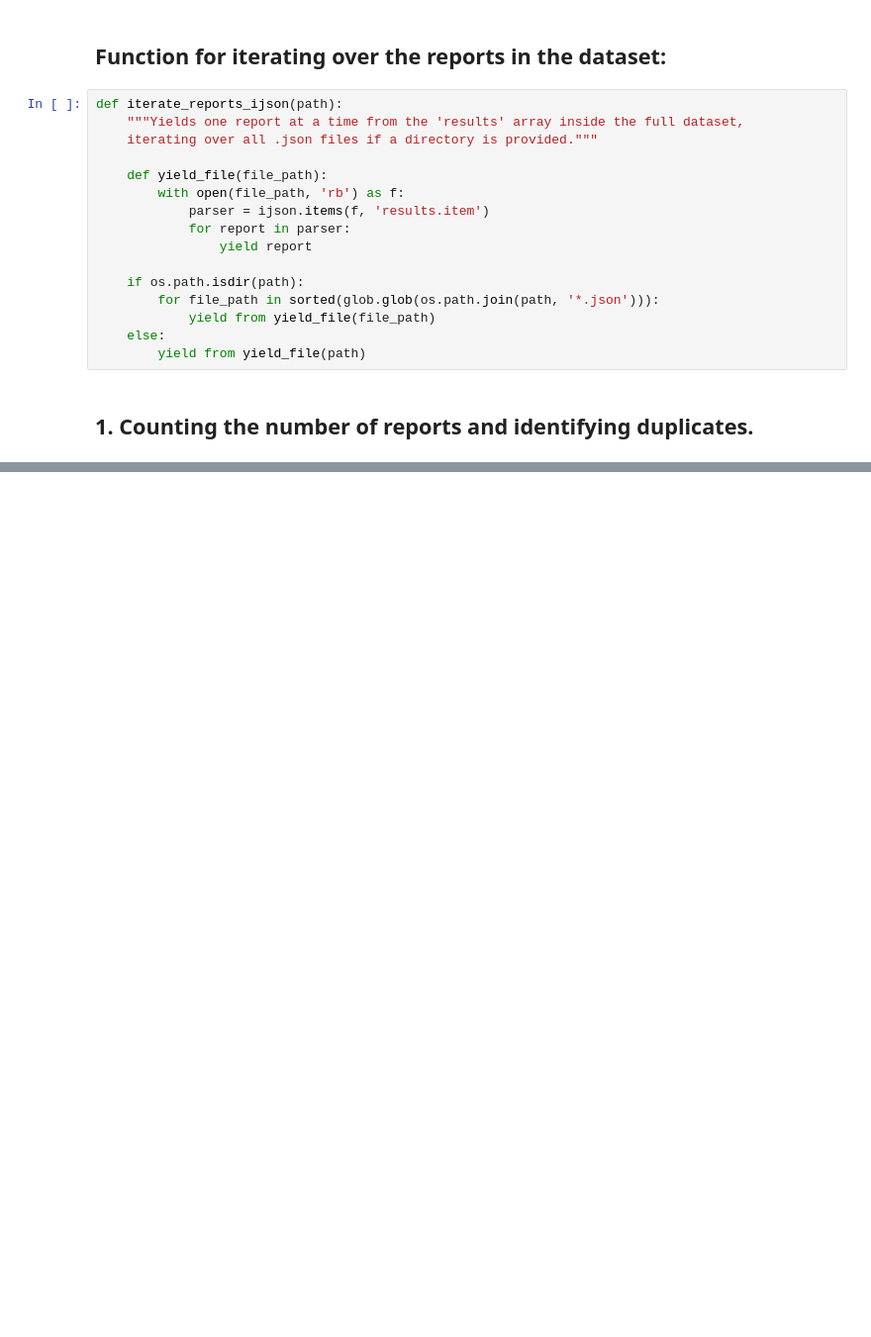
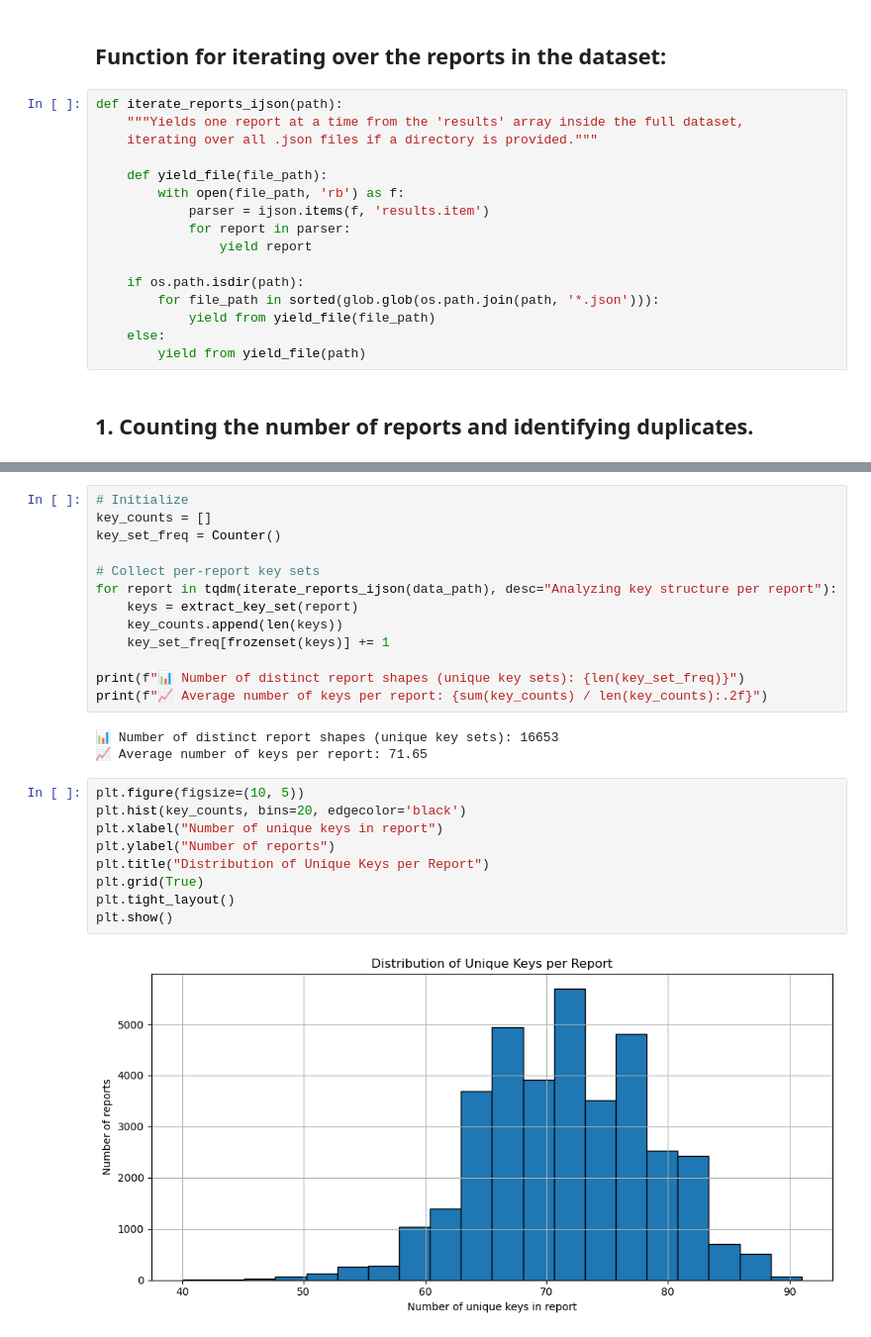
Before and after one commit to MaciejSzwedowicz/Maciej_Sz_BEP, a Jupyter notebook: notebooks/OpenFDA_Structure_Analysis.ipynb, the cells around one changed output, grey strips where cells are left out. Shown at 99% size. Saved outputs shown, nothing was run; the diff lists cells and outputs as text; blank space fills up the shorter version.

```diff
--- a/notebooks/OpenFDA_Structure_Analysis.ipynb
+++ b/notebooks/OpenFDA_Structure_Analysis.ipynb
@@ -61,0 +176,27 @@ print(f"📦 Total number of reports: {report_count}")
+# %%
+# Initialize
+key_counts = []
+key_set_freq = Counter()
+
+# Collect per-report key sets
+for report in tqdm(iterate_reports_ijson(data_path), desc="Analyzing key structure per report"):
+    keys = extract_key_set(report)
+    key_counts.append(len(keys))
+    key_set_freq[frozenset(keys)] += 1
+
+print(f"📊 Number of distinct report shapes (unique key sets): {len(key_set_freq)}")
+print(f"📈 Average number of keys per report: {sum(key_counts) / len(key_counts):.2f}")
+# %% [output]
+📊 Number of distinct report shapes (unique key sets): 16653
+📈 Average number of keys per report: 71.65
+# %%
+plt.figure(figsize=(10, 5))
+plt.hist(key_counts, bins=20, edgecolor='black')
+plt.xlabel("Number of unique keys in report")
+plt.ylabel("Number of reports")
+plt.title("Distribution of Unique Keys per Report")
+plt.grid(True)
+plt.tight_layout()
+plt.show()
+# %% [output]
+[figure, added]
```
Also changed, not shown: parts of 20 cells of this notebook.
